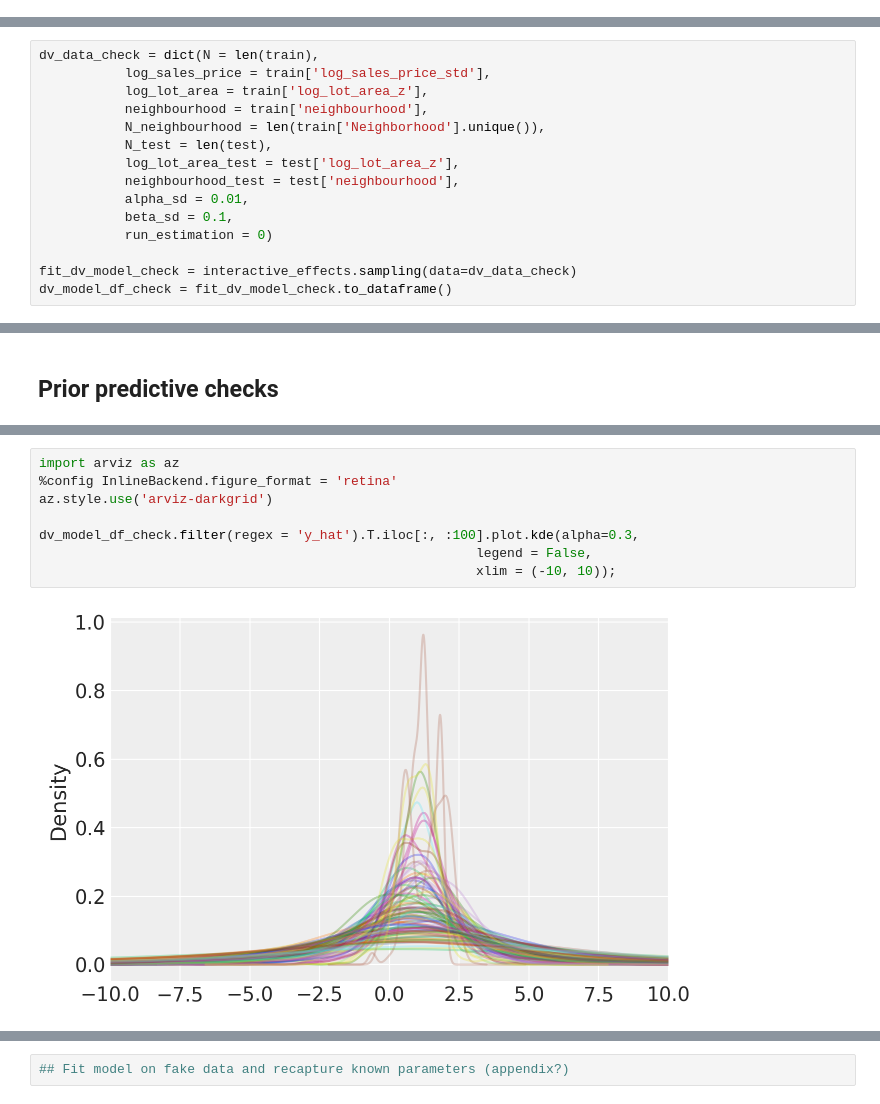
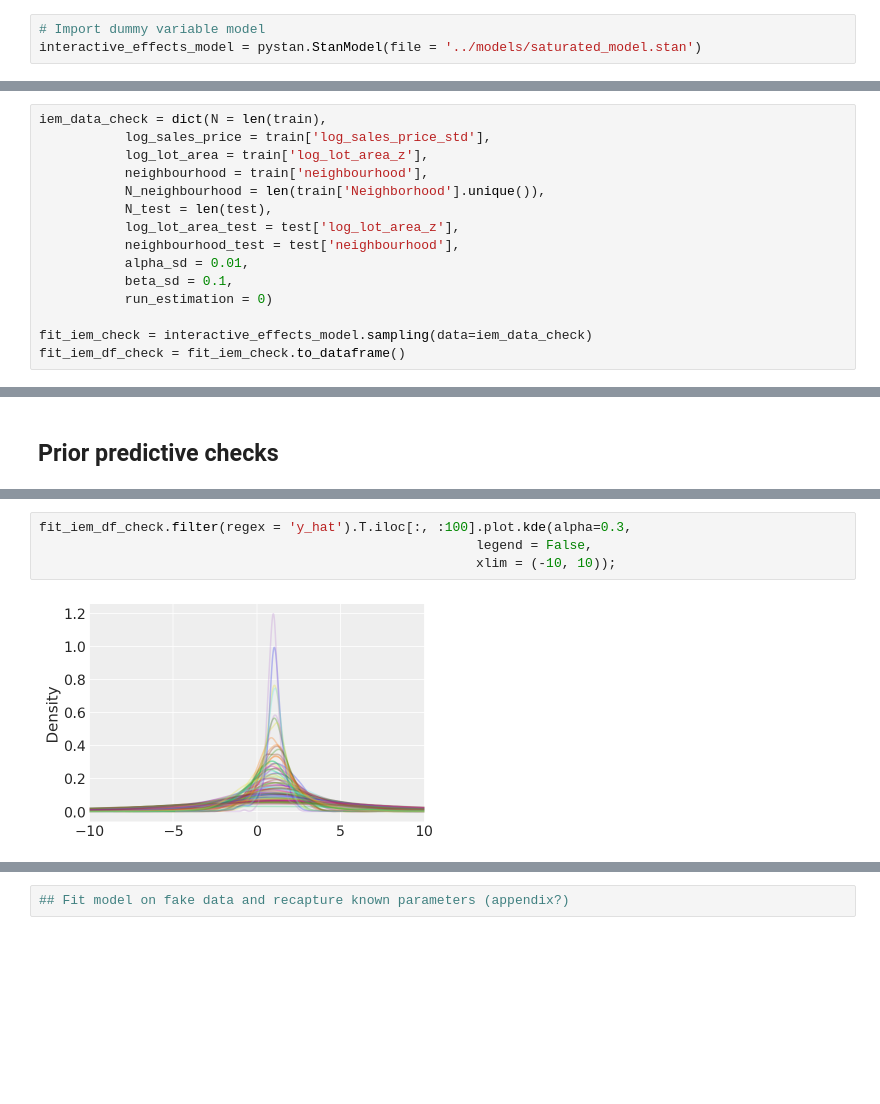
Before and after one commit to bennywee/house_prices_kaggle, a Jupyter notebook: notebooks/modelling_notebooks/saturated_model.ipynb, the cells around one changed output, grey strips where cells are left out. Saved outputs shown, nothing was run; the diff lists cells and outputs as text; blank space fills up the shorter version.

```diff
--- a/notebooks/modelling_notebooks/saturated_model.ipynb
+++ b/notebooks/modelling_notebooks/saturated_model.ipynb
@@ -79,0 +51,3 @@ train['log_sales_price_std'].plot.kde()
+# %%
+# Import dummy variable model
+interactive_effects_model = pystan.StanModel(file = '../models/saturated_model.stan')
@@ -80,5 +56,5 @@ train['log_sales_price_std'].plot.kde()
 # %%
-dv_data_check = dict(N = len(train),
+iem_data_check = dict(N = len(train),
            log_sales_price = train['log_sales_price_std'],
            log_lot_area = train['log_lot_area_z'],
            neighbourhood = train['neighbourhood'],
@@ -90,8 +66,8 @@ dv_data_check = dict(N = len(train),
            beta_sd = 0.1,
            run_estimation = 0)
 
-fit_dv_model_check = interactive_effects.sampling(data=dv_data_check)
-dv_model_df_check = fit_dv_model_check.to_dataframe()
+fit_iem_check = interactive_effects_model.sampling(data=iem_data_check)
+fit_iem_df_check = fit_iem_check.to_dataframe()
 # %% [output]
 WARNING:pystan:Maximum (flat) parameter count (1000) exceeded: skipping diagnostic tests for n_eff and Rhat.
 To run all diagnostics call pystan.check_hmc_diagnostics(fit)
@@ -100,10 +89,6 @@ To run all diagnostics call pystan.check_hmc_diagnostics(fit)
 # %%
-import arviz as az
-%config InlineBackend.figure_format = 'retina'
-az.style.use('arviz-darkgrid')
-
-dv_model_df_check.filter(regex = 'y_hat').T.iloc[:, :100].plot.kde(alpha=0.3,
+fit_iem_df_check.filter(regex = 'y_hat').T.iloc[:, :100].plot.kde(alpha=0.3,
                                                         legend = False,
                                                         xlim = (-10, 10));
 # %% [output]
-[figure, old version]
+[figure, new version]
```
Also changed, not shown: parts of 20 cells of this notebook, 3 other files.
